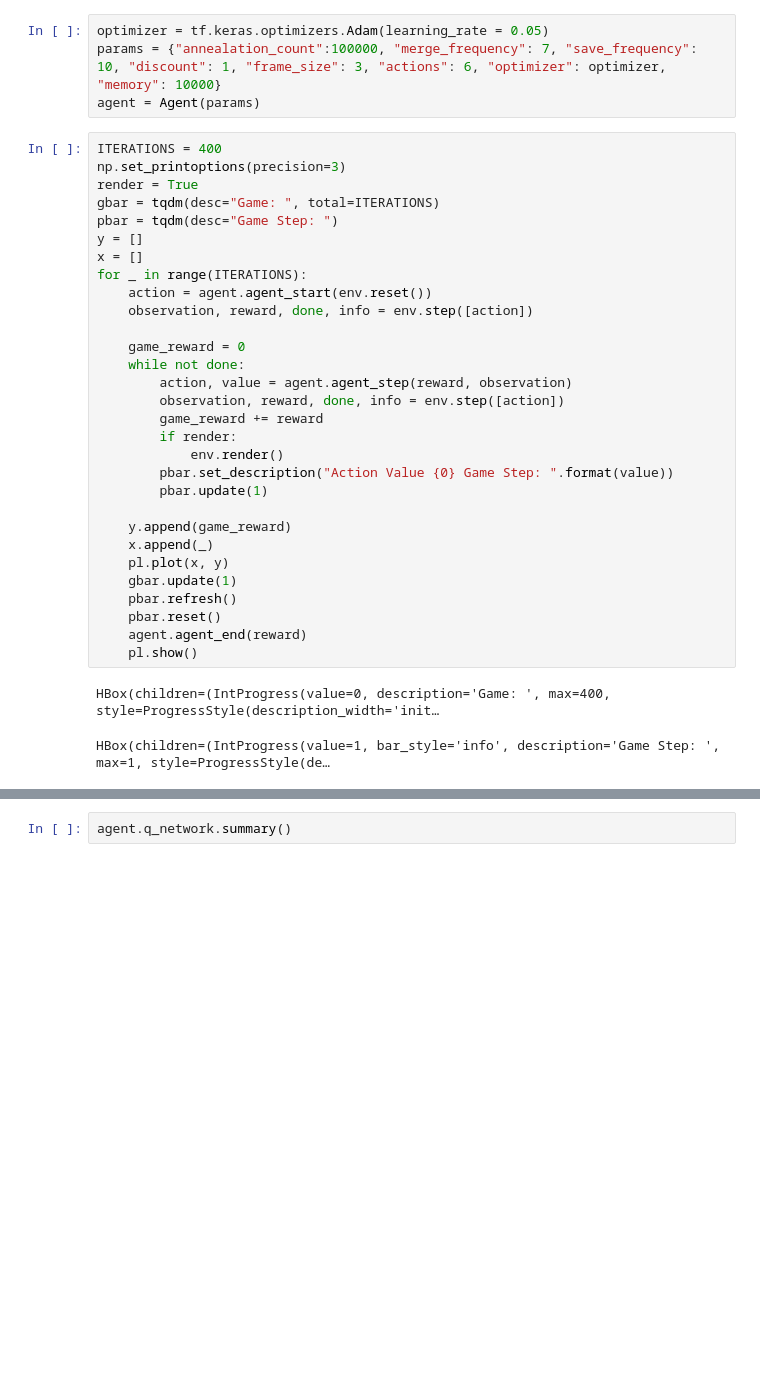
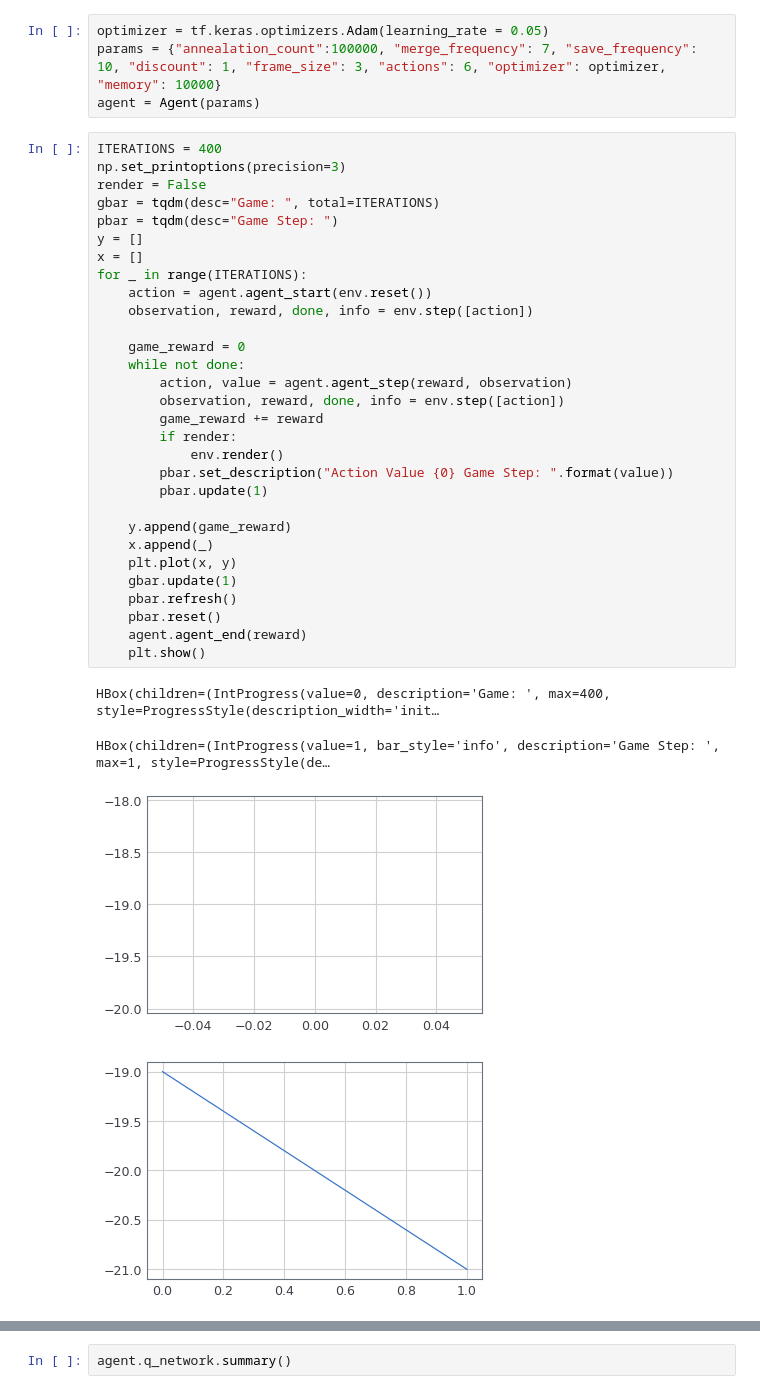
Before and after one commit to geekpradd/Reinforcement-Learning-Stock-Trader, a Jupyter notebook: Atari/Atari Player.ipynb, the cells around one changed output, grey strips where cells are left out. Drawn from its saved outputs; the diff is of its cells as text; blank space fills up the shorter version.

```diff
--- a/Atari/Atari Player.ipynb
+++ b/Atari/Atari Player.ipynb
@@ -148,33 +147,35 @@ agent = Agent(params)
 # %%
 ITERATIONS = 400
 np.set_printoptions(precision=3)
-render = True
+render = False
 gbar = tqdm(desc="Game: ", total=ITERATIONS)
 pbar = tqdm(desc="Game Step: ")
 y = []
 x = []
 for _ in range(ITERATIONS):
     action = agent.agent_start(env.reset())
     observation, reward, done, info = env.step([action])
 
     game_reward = 0
     while not done:
         action, value = agent.agent_step(reward, observation)
         observation, reward, done, info = env.step([action])
         game_reward += reward
         if render:
             env.render()
         pbar.set_description("Action Value {0} Game Step: ".format(value))
         pbar.update(1)
 
     y.append(game_reward)
     x.append(_)
-    pl.plot(x, y)
+    plt.plot(x, y)
     gbar.update(1)
     pbar.refresh()
     pbar.reset()
     agent.agent_end(reward)
-    pl.show()
+    plt.show()
 # %% [output]
 HBox(children=(IntProgress(value=0, description='Game: ', max=400, style=ProgressStyle(description_width='init…
 HBox(children=(IntProgress(value=1, bar_style='info', description='Game Step: ', max=1, style=ProgressStyle(de…
+[figure, added]
+[figure, added]
```
Also changed, not shown: parts of 2 cells of this notebook, 2 other files.
